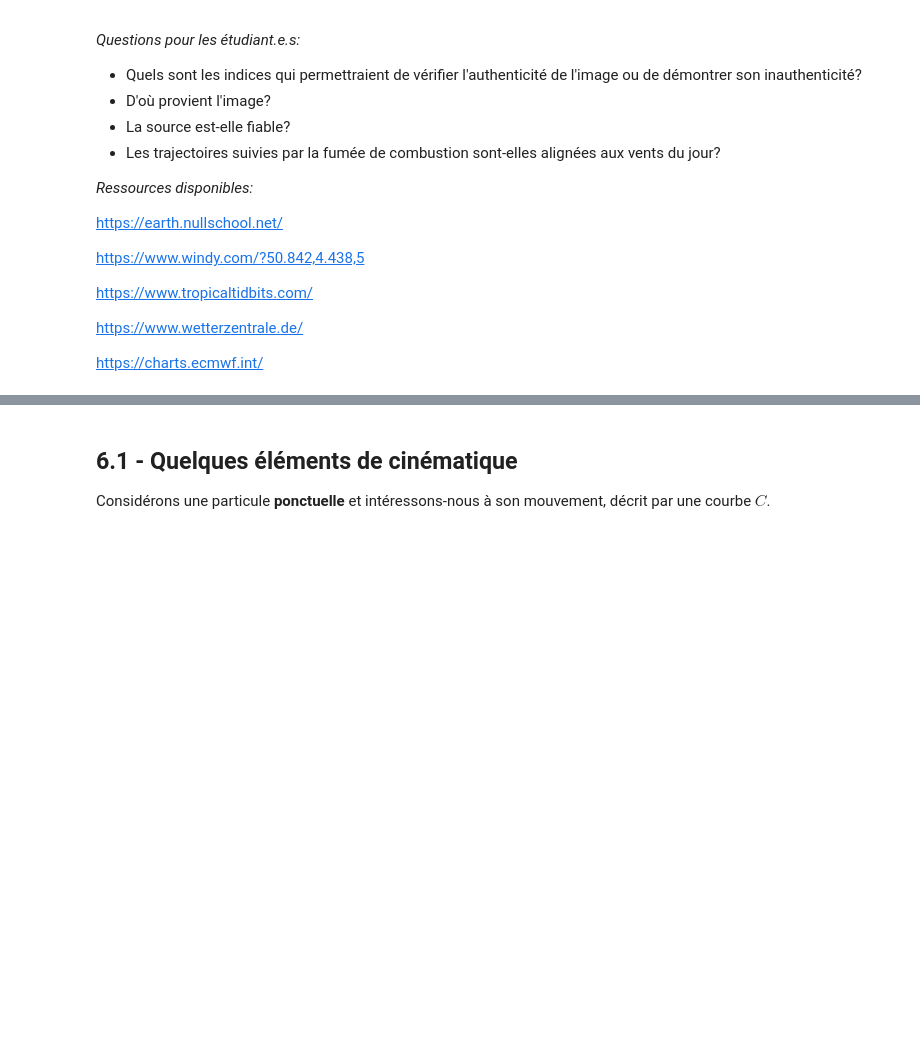
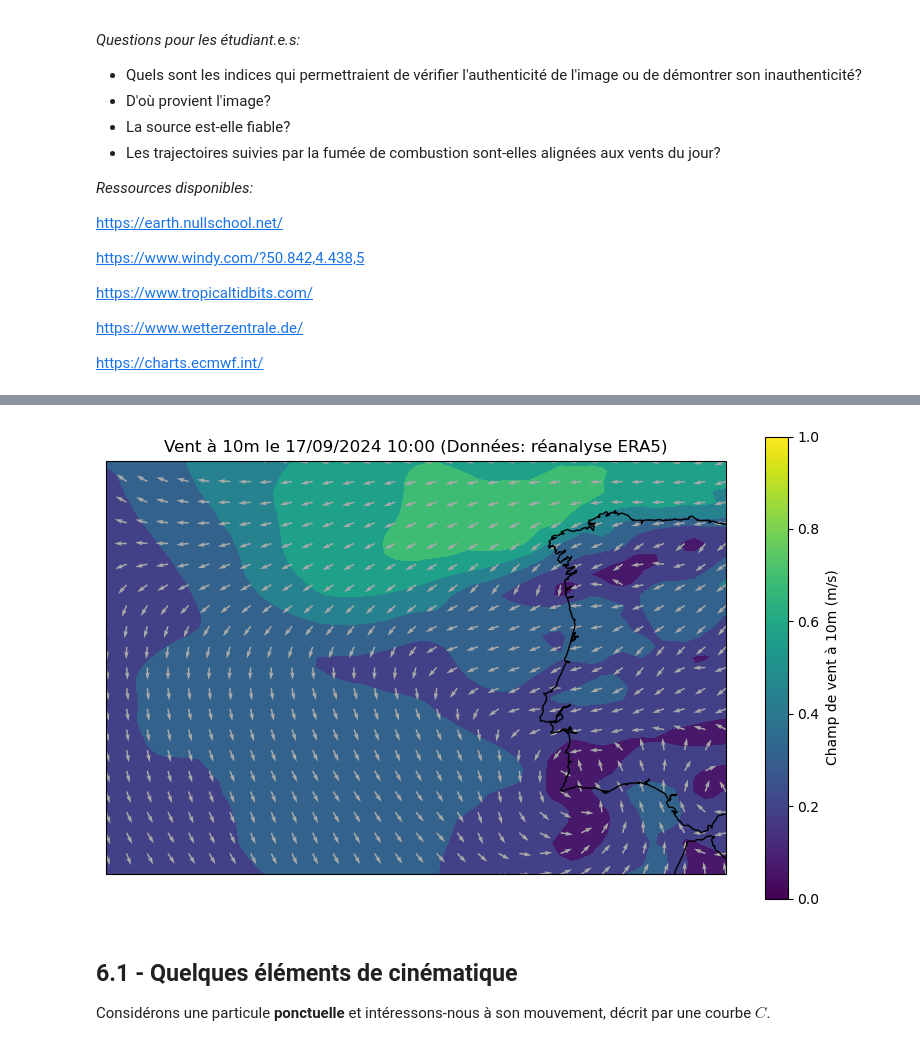
Before and after one commit to fmassonn/teaching, a Jupyter notebook: LPHY1365/Chap06.ipynb, the cells around one changed output, grey strips where cells are left out. Cells and saved outputs as stored; diff of their text form; code cells hidden in the pictures; blank space fills up the shorter version.

```diff
--- a/LPHY1365/Chap06.ipynb
+++ b/LPHY1365/Chap06.ipynb
@@ -108,34 +150,36 @@ lat_min, lat_max = 35, 45
 u10_zoom = u10.sel(longitude=slice(lon_min, lon_max), latitude=slice(lat_min, lat_max))
 v10_zoom = v10.sel(longitude=slice(lon_min, lon_max), latitude=slice(lat_min, lat_max))
 wind_speed_zoom = wind_speed.sel(longitude=slice(lon_min, lon_max), latitude=slice(lat_min, lat_max))
 lon_zoom = lon.sel(longitude=slice(lon_min, lon_max))
 lat_zoom = lat.sel(latitude=slice(lat_min, lat_max))
 
 # Créer un quiver plot pour la zone d'intérêt. Nous utilisont maintenant Cartopy pour ajouter une carte de fond.
 # Importation de la lbriéthèque Cartopy pour la visualisation cartographique
 plt.figure(figsize=(10, 6))
 
 # installer cartopy si nécessaire
 try:
   import cartopy.crs as ccrs
 except ModuleNotFoundError:
   !pip install cartopy
   import cartopy.crs as ccrs
 
 # Création du fond de carte avec Cartopy
 ax = plt.axes(projection=ccrs.PlateCarree())
 ax.coastlines()
 ax.set_extent([lon_min, lon_max, lat_min, lat_max], crs=ccrs.PlateCarree())
 # Ajouter les flèches de vent
 plt.contourf(lon, lat, wind_speed, cmap='viridis')
 # normalize to get equal length arrows. plot arrows in dark grey and plot only every second arrow to avoid overcrowding
 declutter = 2
 plt.quiver(lon[ ::declutter], lat[::declutter], u10[::declutter, ::declutter] / wind_speed[::declutter, ::declutter], v10[::declutter, ::declutter] / wind_speed[::declutter, ::declutter], scale=50, color='darkgrey')
 plt.colorbar(label='Champ de vent à 10m (m/s)')
-plt.title('Vent à 10m le 17 septembre 2024 à 12:00 UTC')
+plt.title('Vent à 10m le ' + time_selection_readable + ' (Données: réanalyse ERA5)')
 plt.xlabel('Longitude')
 plt.ylabel('Latitude')
 plt.show()
+# %% [output]
+[figure, added]
 # %% [markdown]
 ## 6.1 - Quelques éléments de cinématique
 
```
Also changed, not shown: parts of 3 cells of this notebook, 2 other files.
